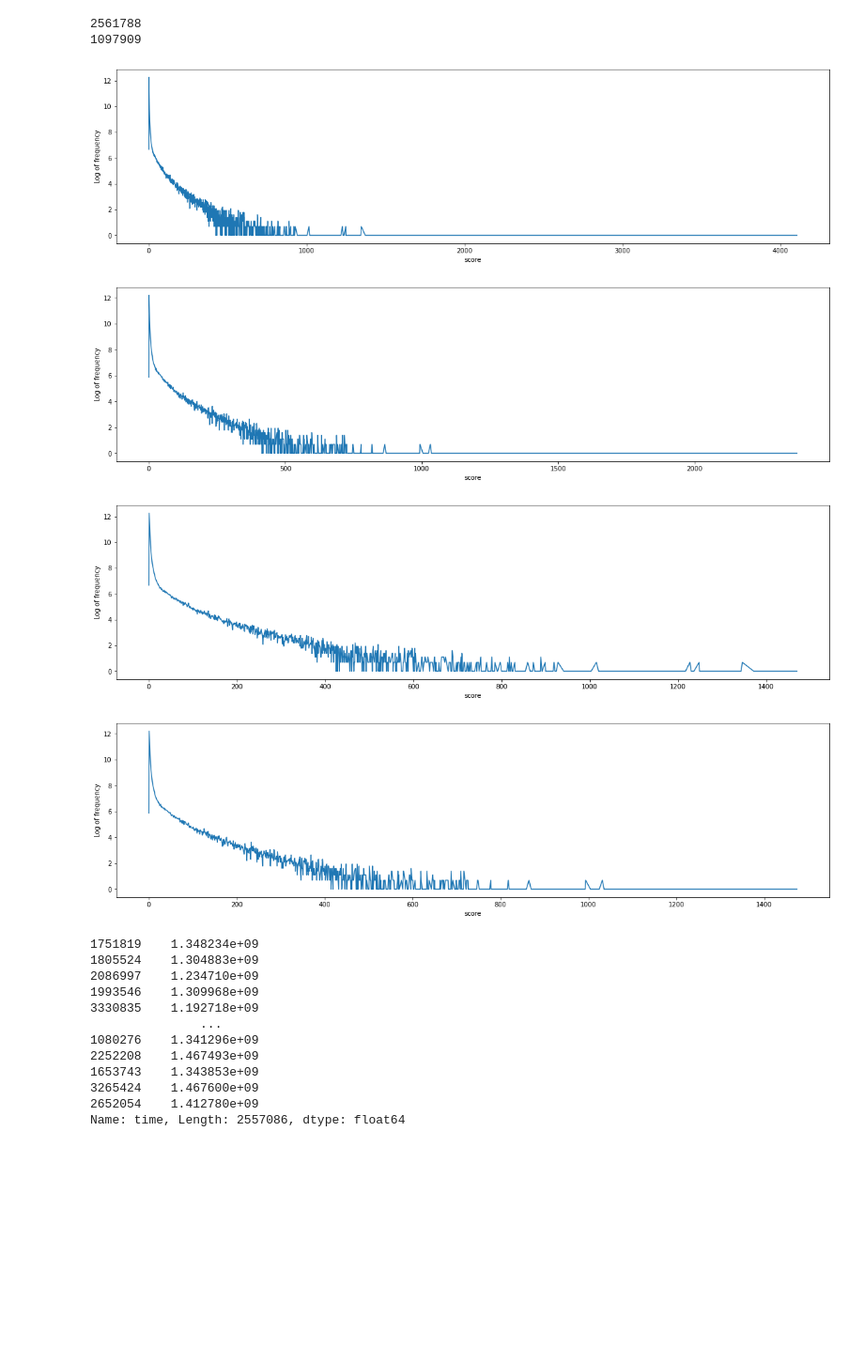
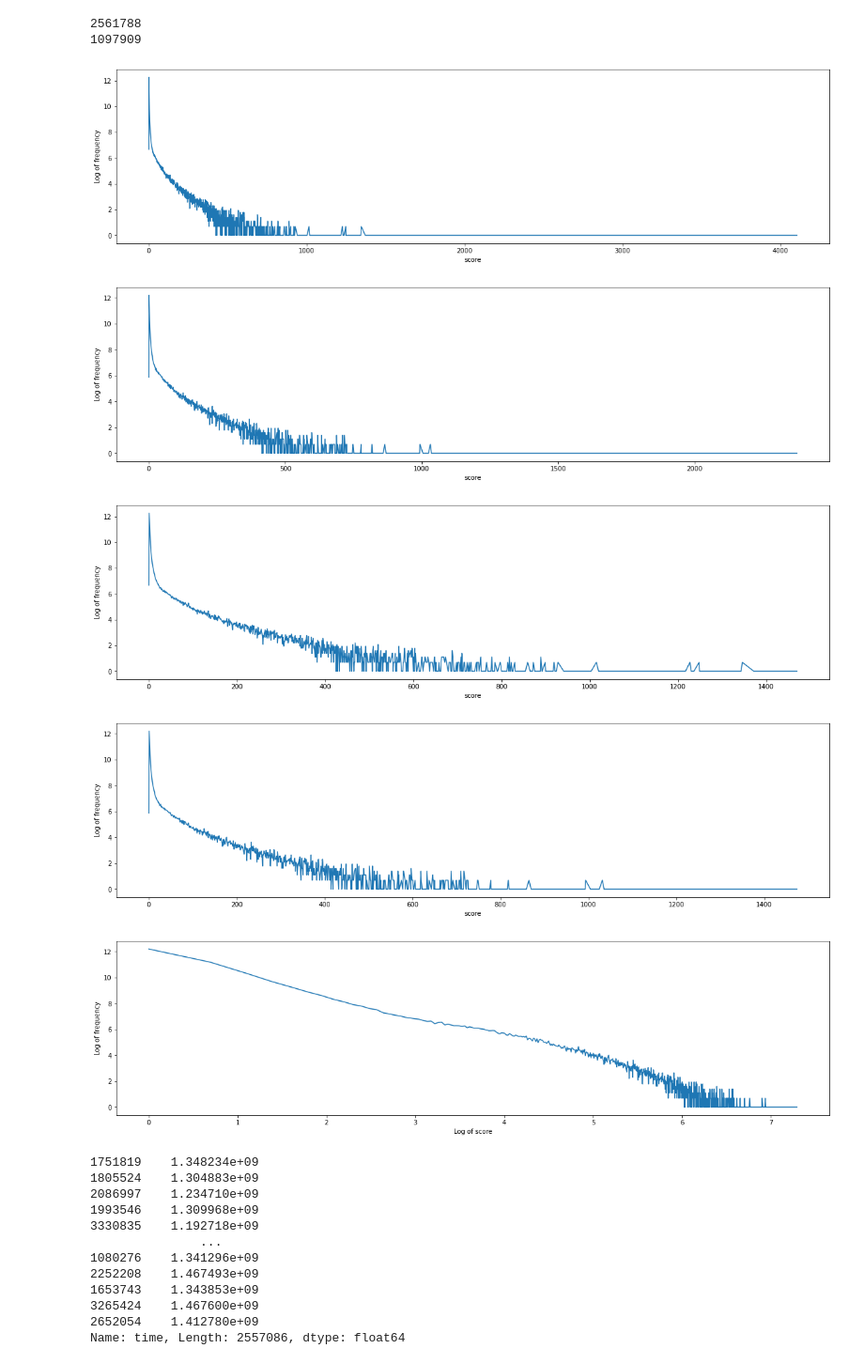
Before and after one commit to Zaidek/Part-II-Disertation, a Jupyter notebook: ptIIproj.ipynb, the cells around one changed output. Shown at 94% size. Drawn from its saved outputs; the diff is of its cells as text; code cells hidden in the pictures; blank space fills up the shorter version.

```diff
--- a/ptIIproj.ipynb
+++ b/ptIIproj.ipynb
@@ -258,32 +294,39 @@ training_score_freq_2 = training_data_cutoff.groupby(["score"], sort = True)["sc
 # %%
 plt.figure(figsize = (20, 5))
 plt.plot(training_score_freq["score"], np.log(training_score_freq["frequency"]))
 plt.xlabel("score")
 plt.ylabel("Log of frequency")
 plt.show()
 
 plt.figure(figsize = (20, 5))
 plt.plot(training_score_freq_2["score"], np.log(training_score_freq_2["frequency"]))
 plt.xlabel("score")
 plt.ylabel("Log of frequency")
 plt.show()
 
 plt.figure(figsize = (20, 5))
 plt.plot(training_score_freq.loc[training_score_freq["score"] <= 1500]["score"], np.log(training_score_freq.loc[training_score_freq["score"] <= 1500]["frequency"]))
 plt.xlabel("score")
 plt.ylabel("Log of frequency")
 plt.show()
 
 plt.figure(figsize = (20, 5))
 plt.plot(training_score_freq_2.loc[training_score_freq_2["score"] <= 1500]["score"], np.log(training_score_freq_2.loc[training_score_freq_2["score"] <= 1500]["frequency"]))
 plt.xlabel("score")
 plt.ylabel("Log of frequency")
 plt.show()
+
+plt.figure(figsize = (20, 5))
+plt.plot(np.log(training_score_freq_2.loc[training_score_freq_2["score"] <= 1500]["score"]), np.log(training_score_freq_2.loc[training_score_freq_2["score"] <= 1500]["frequency"]))
+plt.xlabel("Log of score")
+plt.ylabel("Log of frequency")
+plt.show()
 # %% [output]
 [figure]
 [figure]
 [figure]
 [figure]
+[figure, added]
 # %%
 old_times_1 = training_data_rand["time"].dropna()
 
```
Also changed, not shown: parts of 12 cells of this notebook.
